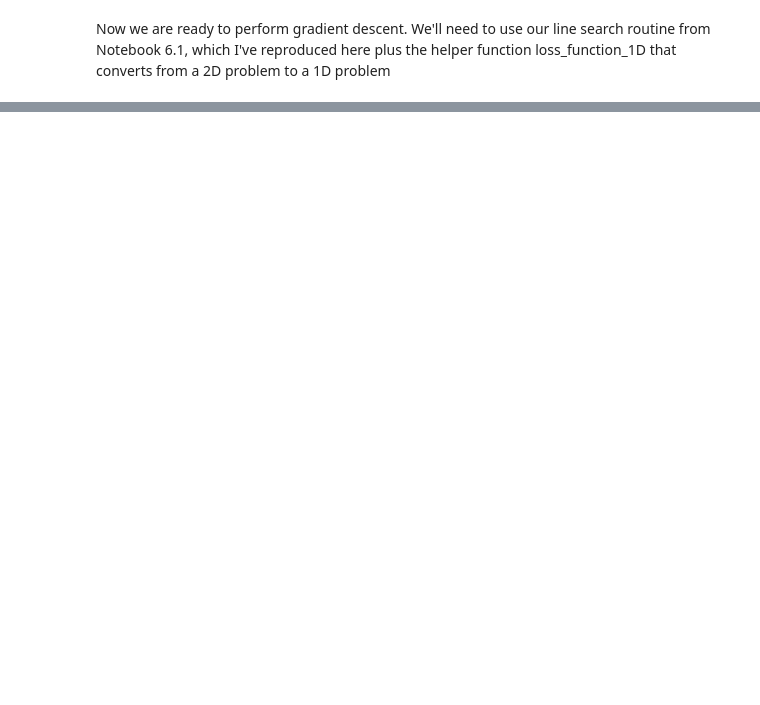
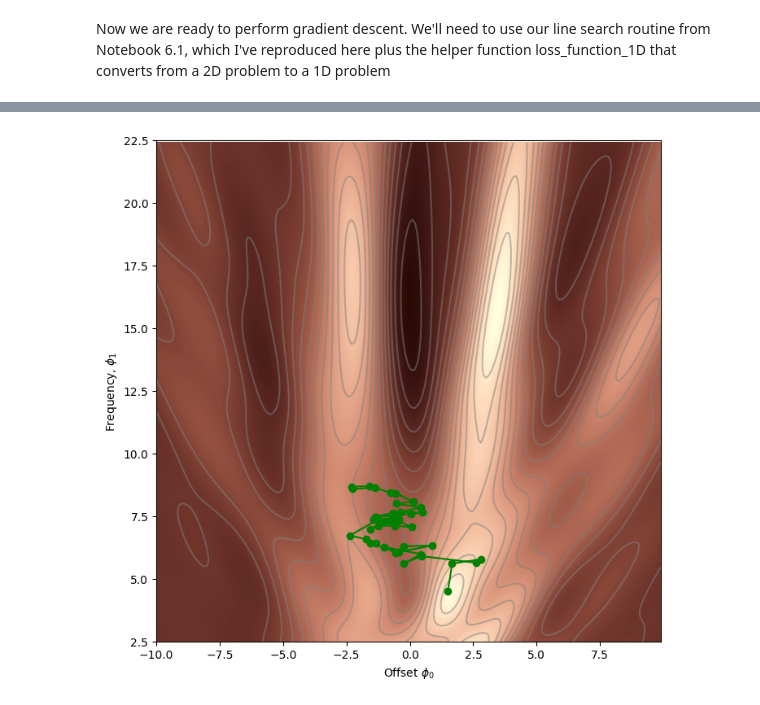
Before and after one commit to FrankHolzkamp/udlbook, a Jupyter notebook: Notebooks/Chap06/6_3_Stochastic_Gradient_Descent.ipynb, the cells around one changed output, grey strips where cells are left out. Cells and saved outputs as stored; diff of their text form; code cells hidden in the pictures; blank space fills up the shorter version.

```diff
--- a/Notebooks/Chap06/6_3_Stochastic_Gradient_Descent.ipynb
+++ b/Notebooks/Chap06/6_3_Stochastic_Gradient_Descent.ipynb
@@ -312,3 +391,8 @@ draw_loss_function(compute_loss, data, model,phi_all)
+# %%
+# Visualize the loss landscape with the path taken by SGD
+draw_loss_function(compute_loss, data, model, phi_all)
+# %% [output]
+[figure, added]
 # %%
 # TODO -- Experiment with different learning rates, starting points, batch sizes, number of steps.  Get a feel for this.
 # %%
```
Also changed, not shown: parts of 8 cells of this notebook.
